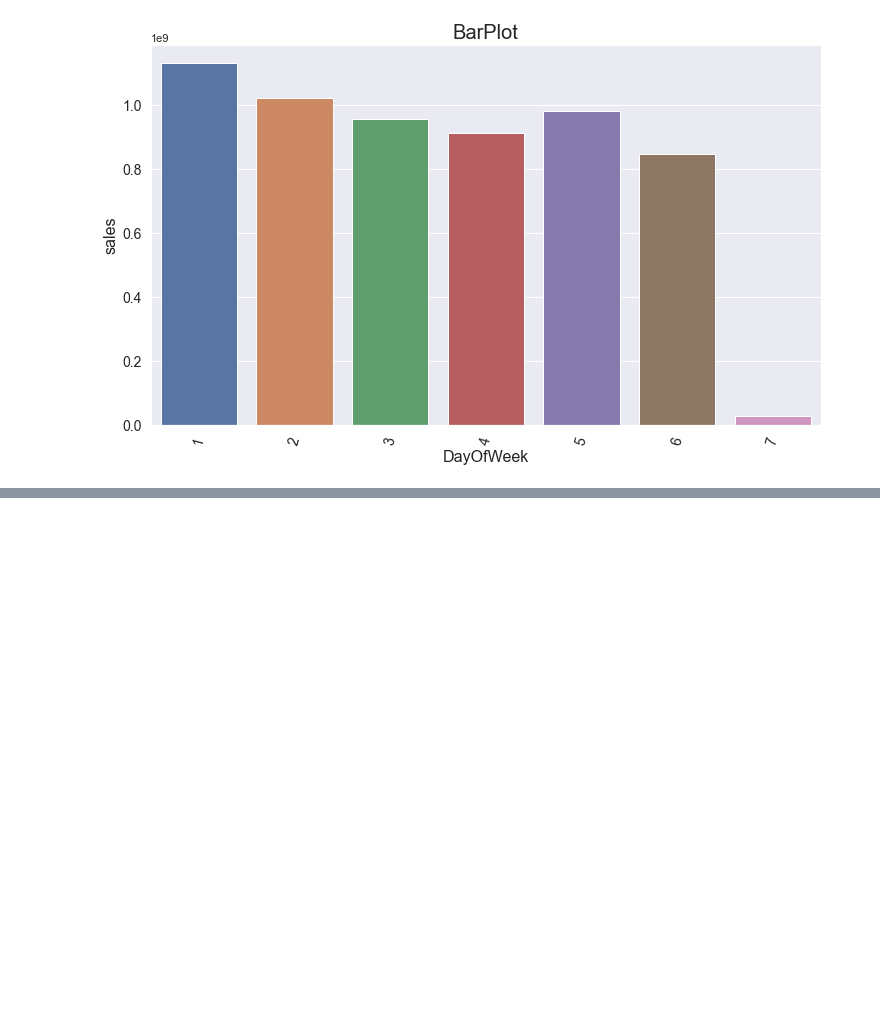
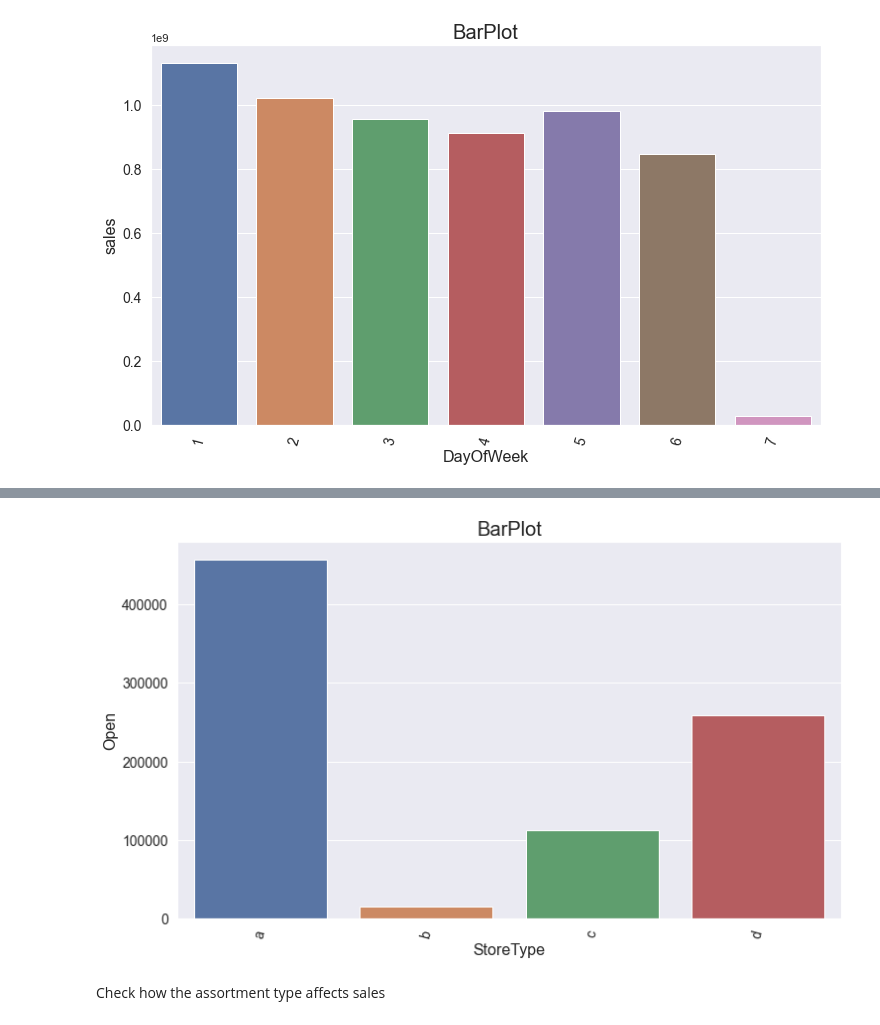
Before and after one commit to michaelgetachew-abebe/Pharmaceutical-Sales-Prediction_Rossmann, a Jupyter notebook: notebooks/explratory_data_analysis.ipynb, the cells around one changed output, grey strips where cells are left out. Saved outputs shown, nothing was run; the diff lists cells and outputs as text; code cells hidden in the pictures; blank space fills up the shorter version.

```diff
--- a/notebooks/explratory_data_analysis.ipynb
+++ b/notebooks/explratory_data_analysis.ipynb
@@ -612,0 +629,6 @@ exploration.plot_bar(weekly_data, 'DayOfWeek', 'sales', 'BarPlot', 'DayOfWeek',
+# %%
+exploration.plot_bar(weekly_data, 'StoreType', 'Open', 'BarPlot', 'StoreType', 'Open')
+# %% [output]
+[figure, added]
+# %% [markdown]
+Check how the assortment type affects sales
```
Also changed, not shown: parts of 4 cells of this notebook.
